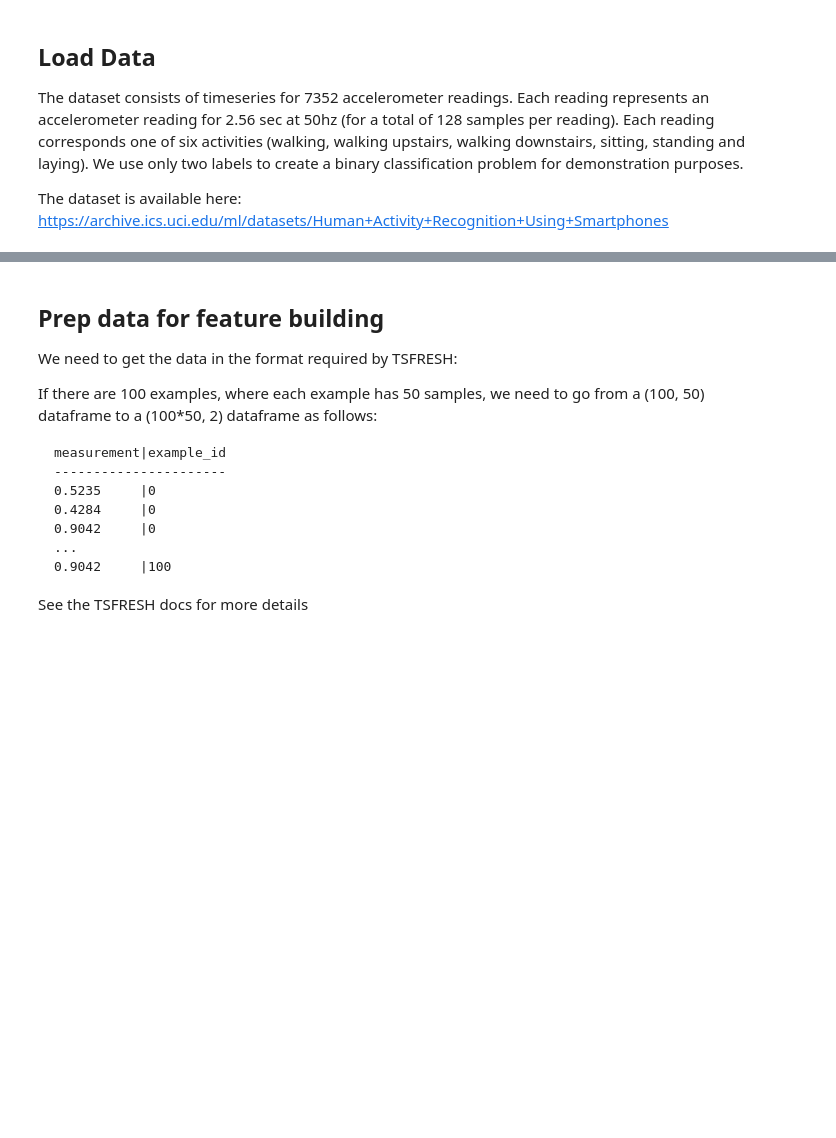
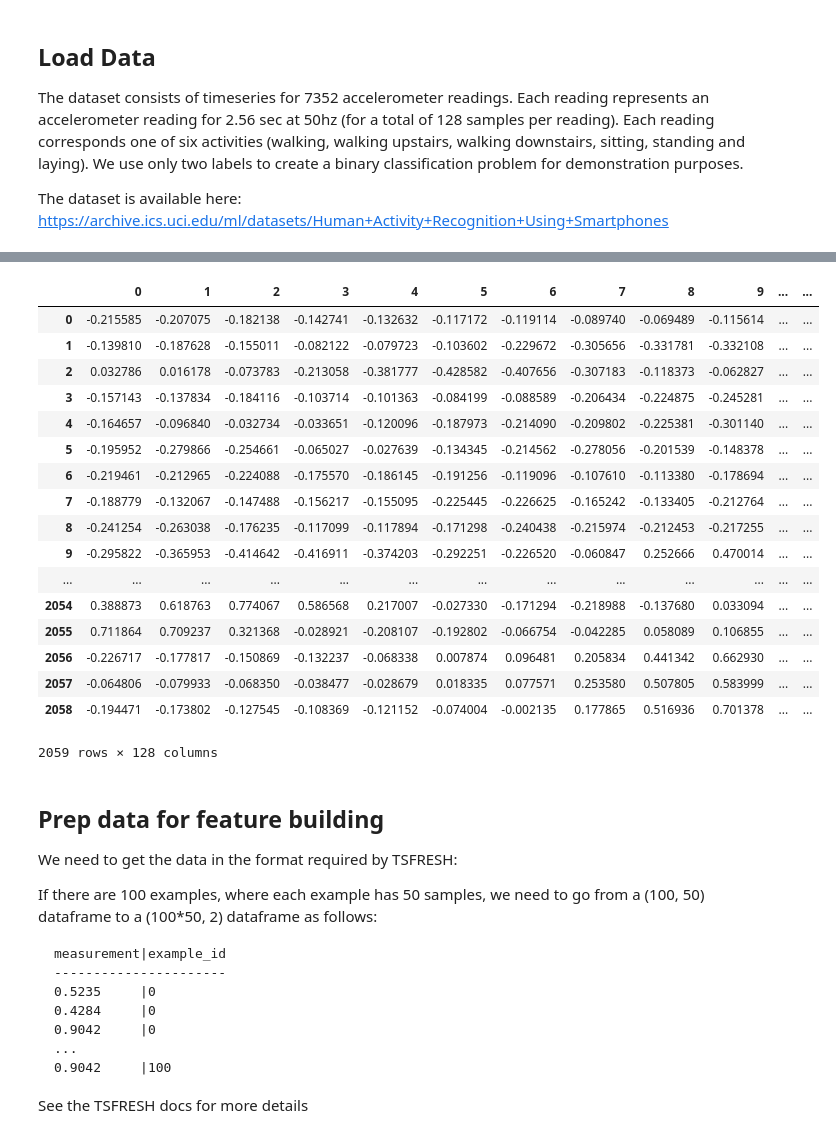
Before and after one commit to crawles/automl_service, a Jupyter notebook: modelling_and_usage.ipynb, the cells around one changed output, grey strips where cells are left out. Cells and saved outputs as stored; diff of their text form; code cells hidden in the pictures; blank space fills up the shorter version.

```diff
--- a/modelling_and_usage.ipynb
+++ b/modelling_and_usage.ipynb
@@ -51,3 +53,24 @@ plt.ylabel('Value');
+# %%
+df
+# %% [output]
+|  | 0 | 1 | 2 | 3 | 4 | 5 | 6 | 7 | 8 | 9 | ... | ... |
+| 0 | -0.215585 | -0.207075 | -0.182138 | -0.142741 | -0.132632 | -0.117172 | -0.119114 | -0.089740 | -0.069489 | -0.115614 | ... | ... |
+| 1 | -0.139810 | -0.187628 | -0.155011 | -0.082122 | -0.079723 | -0.103602 | -0.229672 | -0.305656 | -0.331781 | -0.332108 | ... | ... |
+| 2 | 0.032786 | 0.016178 | -0.073783 | -0.213058 | -0.381777 | -0.428582 | -0.407656 | -0.307183 | -0.118373 | -0.062827 | ... | ... |
+| 3 | -0.157143 | -0.137834 | -0.184116 | -0.103714 | -0.101363 | -0.084199 | -0.088589 | -0.206434 | -0.224875 | -0.245281 | ... | ... |
+| 4 | -0.164657 | -0.096840 | -0.032734 | -0.033651 | -0.120096 | -0.187973 | -0.214090 | -0.209802 | -0.225381 | -0.301140 | ... | ... |
+| 5 | -0.195952 | -0.279866 | -0.254661 | -0.065027 | -0.027639 | -0.134345 | -0.214562 | -0.278056 | -0.201539 | -0.148378 | ... | ... |
+| 6 | -0.219461 | -0.212965 | -0.224088 | -0.175570 | -0.186145 | -0.191256 | -0.119096 | -0.107610 | -0.113380 | -0.178694 | ... | ... |
+| 7 | -0.188779 | -0.132067 | -0.147488 | -0.156217 | -0.155095 | -0.225445 | -0.226625 | -0.165242 | -0.133405 | -0.212764 | ... | ... |
+| 8 | -0.241254 | -0.263038 | -0.176235 | -0.117099 | -0.117894 | -0.171298 | -0.240438 | -0.215974 | -0.212453 | -0.217255 | ... | ... |
+| 9 | -0.295822 | -0.365953 | -0.414642 | -0.416911 | -0.374203 | -0.292251 | -0.226520 | -0.060847 | 0.252666 | 0.470014 | ... | ... |
+| ... | ... | ... | ... | ... | ... | ... | ... | ... | ... | ... | ... | ... |
+| 2054 | 0.388873 | 0.618763 | 0.774067 | 0.586568 | 0.217007 | -0.027330 | -0.171294 | -0.218988 | -0.137680 | 0.033094 | ... | ... |
+| 2055 | 0.711864 | 0.709237 | 0.321368 | -0.028921 | -0.208107 | -0.192802 | -0.066754 | -0.042285 | 0.058089 | 0.106855 | ... | ... |
+| 2056 | -0.226717 | -0.177817 | -0.150869 | -0.132237 | -0.068338 | 0.007874 | 0.096481 | 0.205834 | 0.441342 | 0.662930 | ... | ... |
+| 2057 | -0.064806 | -0.079933 | -0.068350 | -0.038477 | -0.028679 | 0.018335 | 0.077571 | 0.253580 | 0.507805 | 0.583999 | ... | ... |
+| 2058 | -0.194471 | -0.173802 | -0.127545 | -0.108369 | -0.121152 | -0.074004 | -0.002135 | 0.177865 | 0.516936 | 0.701378 | ... | ... |
+2059 rows × 128 columns
 # %% [markdown]
 ## Prep data for feature building
 We need to get the data in the format required by TSFRESH:
```
Also changed, not shown: parts of 25 cells of this notebook, 4 other files.
